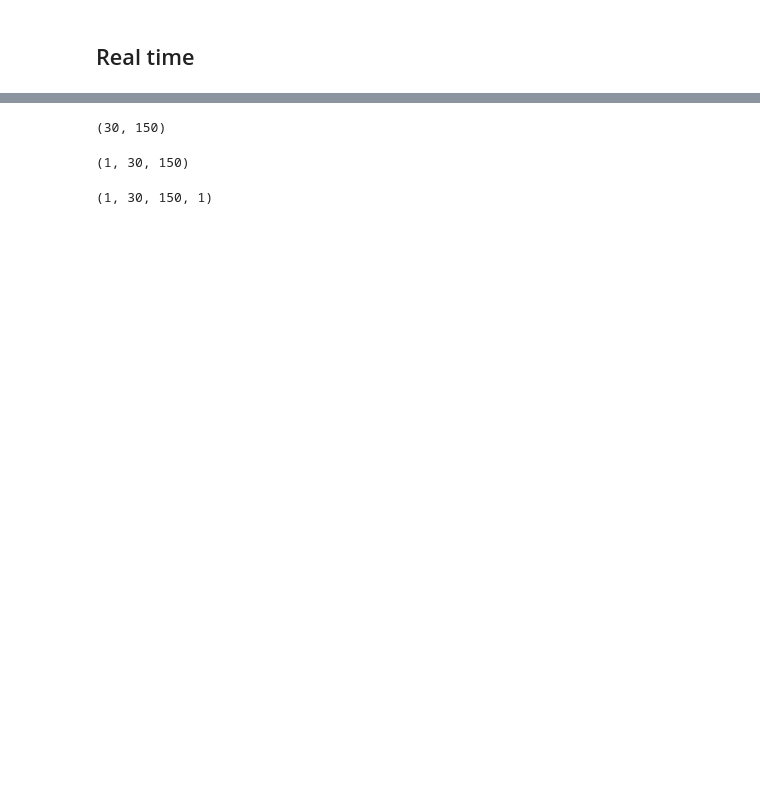
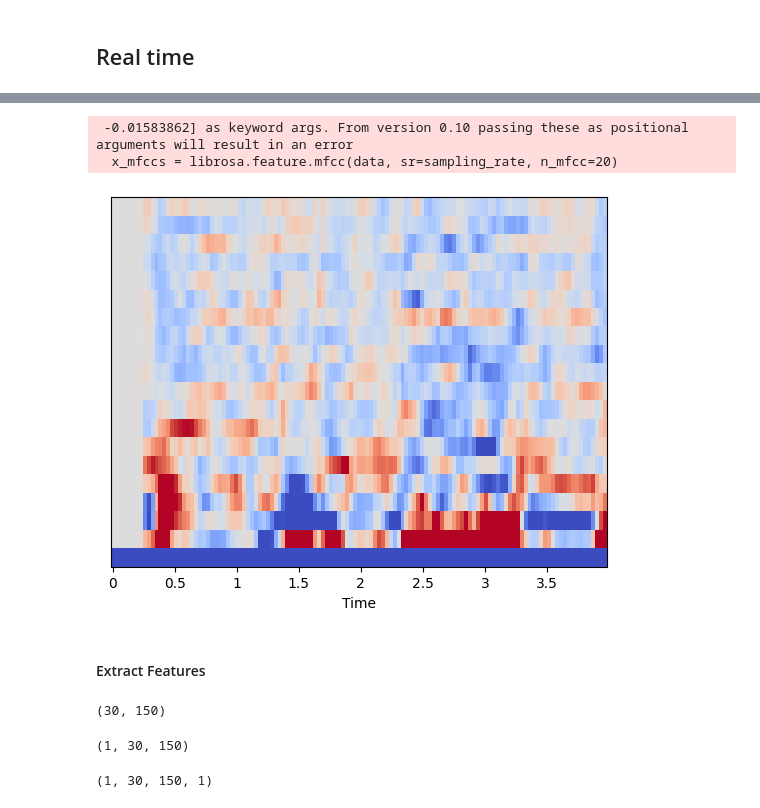
Before and after one commit to pushkar-112/Speech-Emotion-Recognition, a Jupyter notebook: ClinicalSER-23Jan.ipynb, the cells around one changed output, grey strips where cells are left out. Cells and saved outputs as stored; diff of their text form; code cells hidden in the pictures; blank space fills up the shorter version.

```diff
--- a/ClinicalSER-23Jan.ipynb
+++ b/ClinicalSER-23Jan.ipynb
@@ -526 +577,16 @@ librosa.display.waveshow(data, sr=sampling_rate)
+# %%
+duration=(round(librosa.get_duration(y=data, sr=sampling_rate)))
+
+# Extract 'n_mfcc' numbers of MFCCs components - in this case 20
+x_mfccs = librosa.feature.mfcc(data, sr=sampling_rate, n_mfcc=20)
+
+# Plot MFCCs
+librosa.display.specshow(x_mfccs, sr=sampling_rate, x_axis="time", norm=Normalize(vmin=-50, vmax=50))
+plt.savefig('mfcc.png')
+# %% [output]
+ -0.01583862] as keyword args. From version 0.10 passing these as positional arguments will result in an error
+  x_mfccs = librosa.feature.mfcc(data, sr=sampling_rate, n_mfcc=20)
+[figure, added]
+# %% [markdown]
+#### Extract Features
 # %%
```
Also changed, not shown: parts of 27 cells of this notebook, 8 other files.
